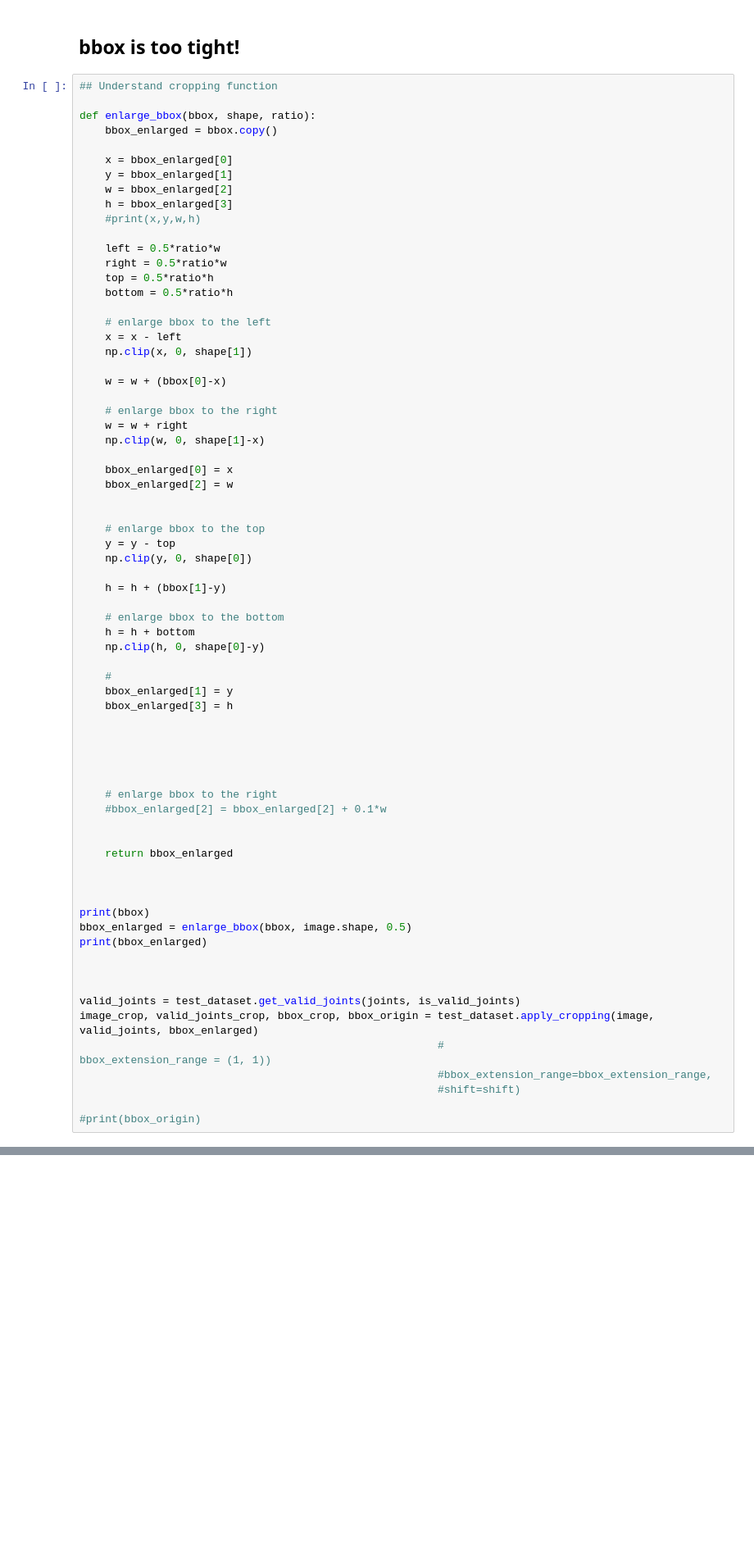
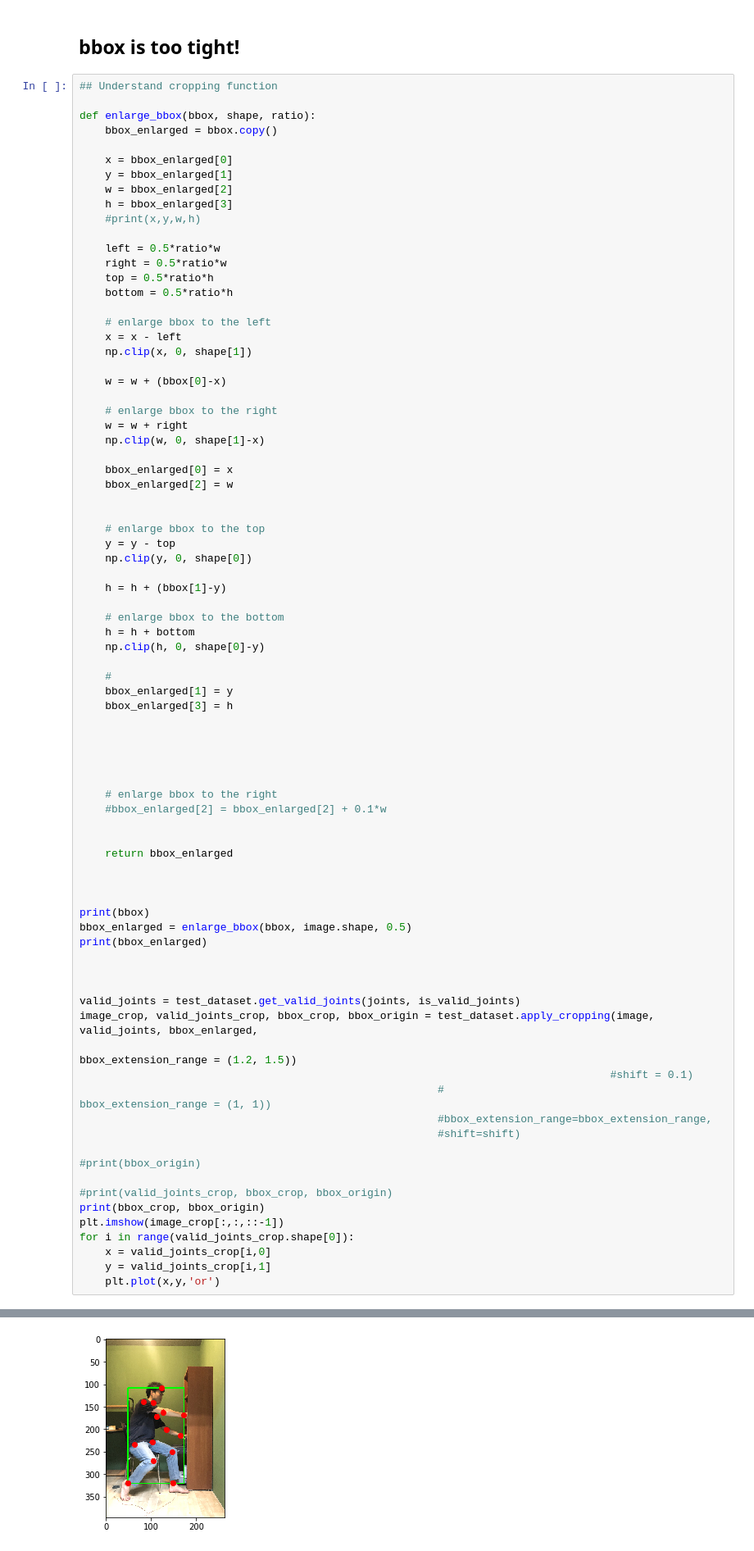
Before and after one commit to ys7yoo/deeppose_tf, a Jupyter notebook: augment.ipynb, the cells around one changed output, grey strips where cells are left out. Shown at 82% size. Drawn from its saved outputs; the diff is of its cells as text; blank space fills up the shorter version.

Commit message:
increased scale and shift

```diff
--- a/augment.ipynb
+++ b/augment.ipynb
@@ -512,12 +512,22 @@ print(bbox_enlarged)
 
 
 valid_joints = test_dataset.get_valid_joints(joints, is_valid_joints)
-image_crop, valid_joints_crop, bbox_crop, bbox_origin = test_dataset.apply_cropping(image, valid_joints, bbox_enlarged)
+image_crop, valid_joints_crop, bbox_crop, bbox_origin = test_dataset.apply_cropping(image, valid_joints, bbox_enlarged,
+                                                                                   bbox_extension_range = (1.2, 1.5))
+                                                                                   #shift = 0.1)
                                                         #                            bbox_extension_range = (1, 1))
                                                         #bbox_extension_range=bbox_extension_range,
                                                         #shift=shift)
 
 #print(bbox_origin)
+
+#print(valid_joints_crop, bbox_crop, bbox_origin)
+print(bbox_crop, bbox_origin)
+plt.imshow(image_crop[:,:,::-1])
+for i in range(valid_joints_crop.shape[0]):
+    x = valid_joints_crop[i,0]
+    y = valid_joints_crop[i,1]
+    plt.plot(x,y,'or')
 # %% [output]
 [ 48.71031746 112.59920635 124.10714286 210.71428571]
 [ 17.68353175  59.92063492 186.16071429 316.07142857]
@@ -523,0 +535 @@ image_crop, valid_joints_crop, bbox_crop, bbox_origin = test_dataset.apply_cropp
+[figure, added]
```
Also changed, not shown: parts of 2 cells of this notebook, 1 other file.
